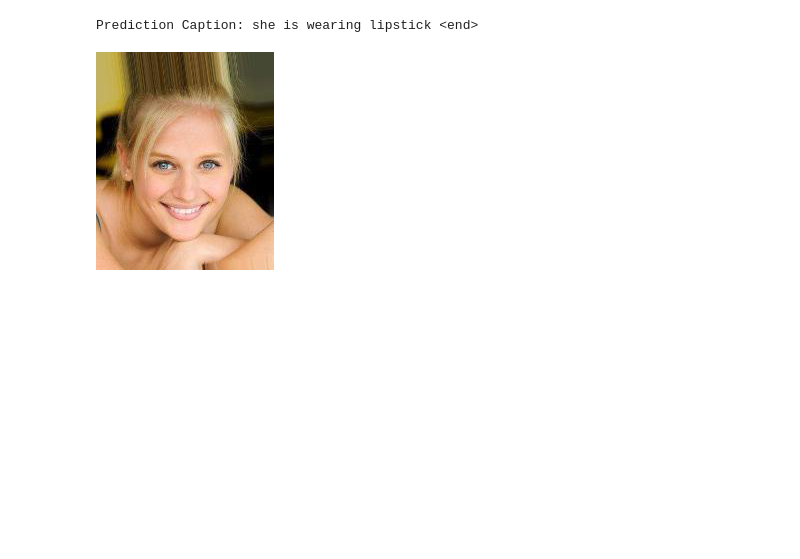
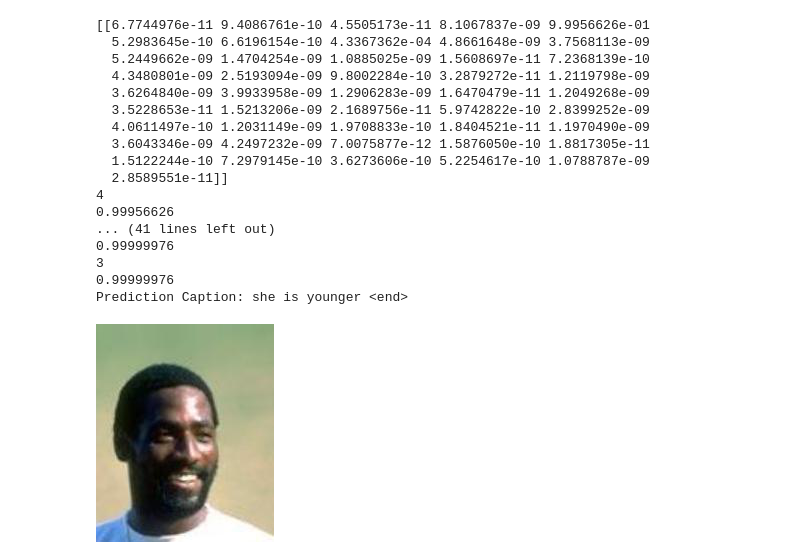
Before and after one commit to Idewan/AgentSpeaksHuman, a Jupyter notebook: models/Captioning.ipynb, the cells around one changed output. Saved outputs shown, nothing was run; the diff lists cells and outputs as text; code cells hidden in the pictures; blank space fills up the shorter version.

```diff
--- a/models/Captioning.ipynb
+++ b/models/Captioning.ipynb
@@ -335,9 +375,15 @@ def evaluate(image):
         predictions, hidden, attention_weights = decoder(dec_input, features, hidden)
 
 #         attention_plot[i] = tf.reshape(attention_weights, (-1, )).numpy()
-
+        qk = tf.nn.softmax(predictions).numpy()
+        print(qk)
+        qk = np.argmax(qk)
+        print(qk)
+        print(tf.nn.softmax(predictions).numpy()[0][qk])
         predicted_id = tf.random.categorical(predictions, 1)[0][0].numpy()
+        print(predicted_id)
         result.append(tokenizer.index_word[predicted_id])
+        print(tf.nn.softmax(predictions).numpy()[0][predicted_id])
 
         if tokenizer.index_word[predicted_id] == '<end>':
             return result, attention_plot
@@ -374,10 +436,26 @@ Prediction Caption: she has rosy cheeks <end>
 # %%
-result, attention_plot = evaluate(f"../dataset/prep_data/{train_image_name[213]}")
+result, attention_plot = evaluate(f"../dataset/prep_data/{train_image_name[51]}")
 print ('Prediction Caption:', ' '.join(result))
 # plot_attention(image_path, result, attention_plot)
 # opening the image
-Image.open(f"../dataset/prep_data/{train_image_name[213]}")
+Image.open(f"../dataset/prep_data/{train_image_name[51]}")
 # %% [output]
-Prediction Caption: she is wearing lipstick <end>
+[[6.7744976e-11 9.4086761e-10 4.5505173e-11 8.1067837e-09 9.9956626e-01
+  5.2983645e-10 6.6196154e-10 4.3367362e-04 4.8661648e-09 3.7568113e-09
+  5.2449662e-09 1.4704254e-09 1.0885025e-09 1.5608697e-11 7.2368139e-10
+  4.3480801e-09 2.5193094e-09 9.8002284e-10 3.2879272e-11 1.2119798e-09
+  3.6264840e-09 3.9933958e-09 1.2906283e-09 1.6470479e-11 1.2049268e-09
+  3.5228653e-11 1.5213206e-09 2.1689756e-11 5.9742822e-10 2.8399252e-09
+  4.0611497e-10 1.2031149e-09 1.9708833e-10 1.8404521e-11 1.1970490e-09
+  3.6043346e-09 4.2497232e-09 7.0075877e-12 1.5876050e-10 1.8817305e-11
+  1.5122244e-10 7.2979145e-10 3.6273606e-10 5.2254617e-10 1.0788787e-09
+  2.8589551e-11]]
+4
+0.99956626
+... (41 lines left out)
+0.99999976
+3
+0.99999976
+Prediction Caption: she is younger <end>
-[figure, old version]
+[figure, new version]
 # %%
```
Also changed, not shown: parts of 19 cells of this notebook, 18 other files.
